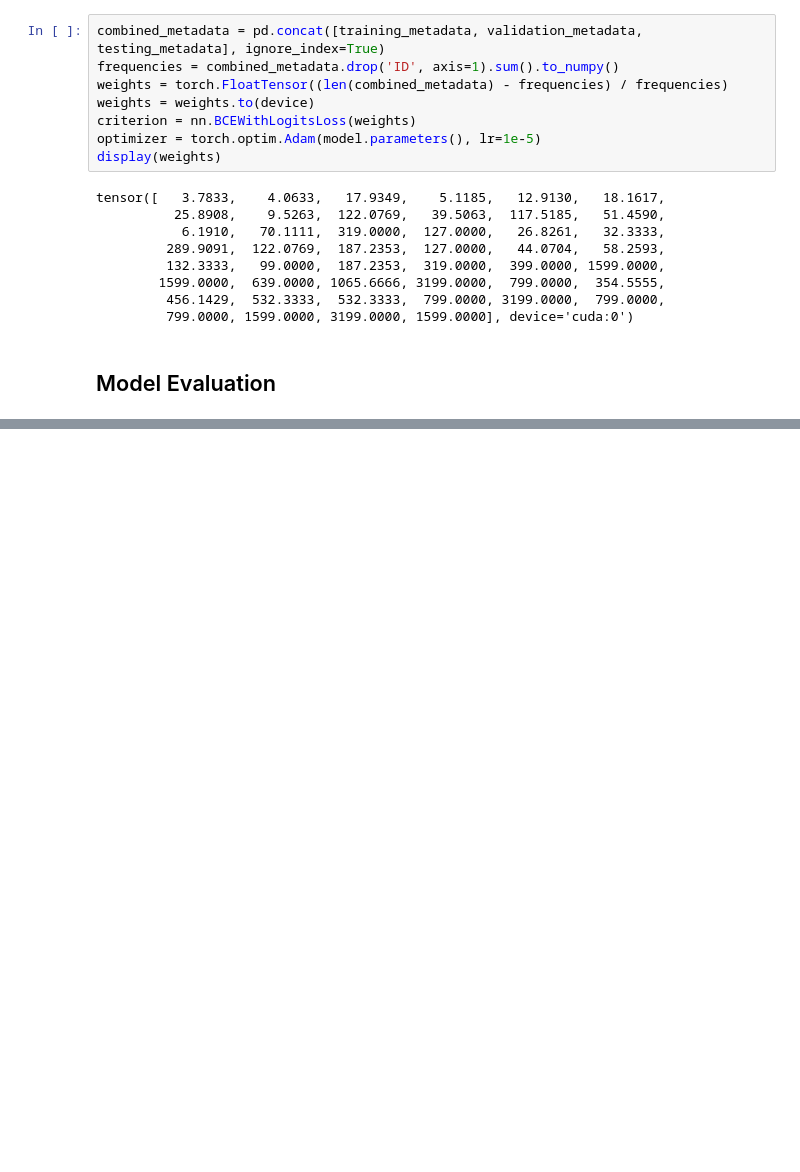
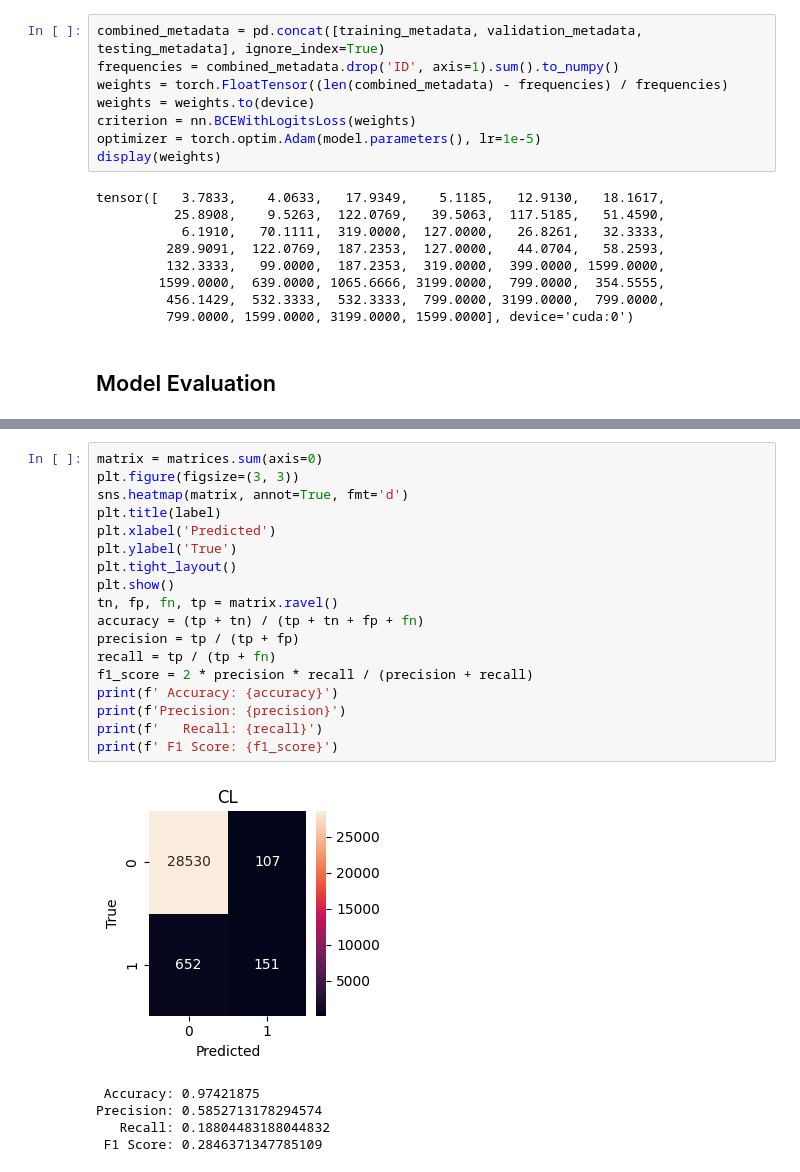
Before and after one commit to OlivesnPink/CompHealthAndMedFinal, a Jupyter notebook: InceptionExperiments.ipynb, the cells around one changed output, grey strips where cells are left out. Cells and saved outputs as stored; diff of their text form; blank space fills up the shorter version.

```diff
--- a/InceptionExperiments.ipynb
+++ b/InceptionExperiments.ipynb
@@ -180,0 +185,24 @@ display(metrics)
+# %%
+matrix = matrices.sum(axis=0)
+plt.figure(figsize=(3, 3))
+sns.heatmap(matrix, annot=True, fmt='d')
+plt.title(label)
+plt.xlabel('Predicted')
+plt.ylabel('True')
+plt.tight_layout()
+plt.show()
+tn, fp, fn, tp = matrix.ravel()
+accuracy = (tp + tn) / (tp + tn + fp + fn)
+precision = tp / (tp + fp)
+recall = tp / (tp + fn)
+f1_score = 2 * precision * recall / (precision + recall)
+print(f' Accuracy: {accuracy}')
+print(f'Precision: {precision}')
+print(f'   Recall: {recall}')
+print(f' F1 Score: {f1_score}')
+# %% [output]
+[figure, added]
+ Accuracy: 0.97421875
+Precision: 0.5852713178294574
+   Recall: 0.18804483188044832
+ F1 Score: 0.2846371347785109
```
Also changed, not shown: parts of 3 cells of this notebook.
